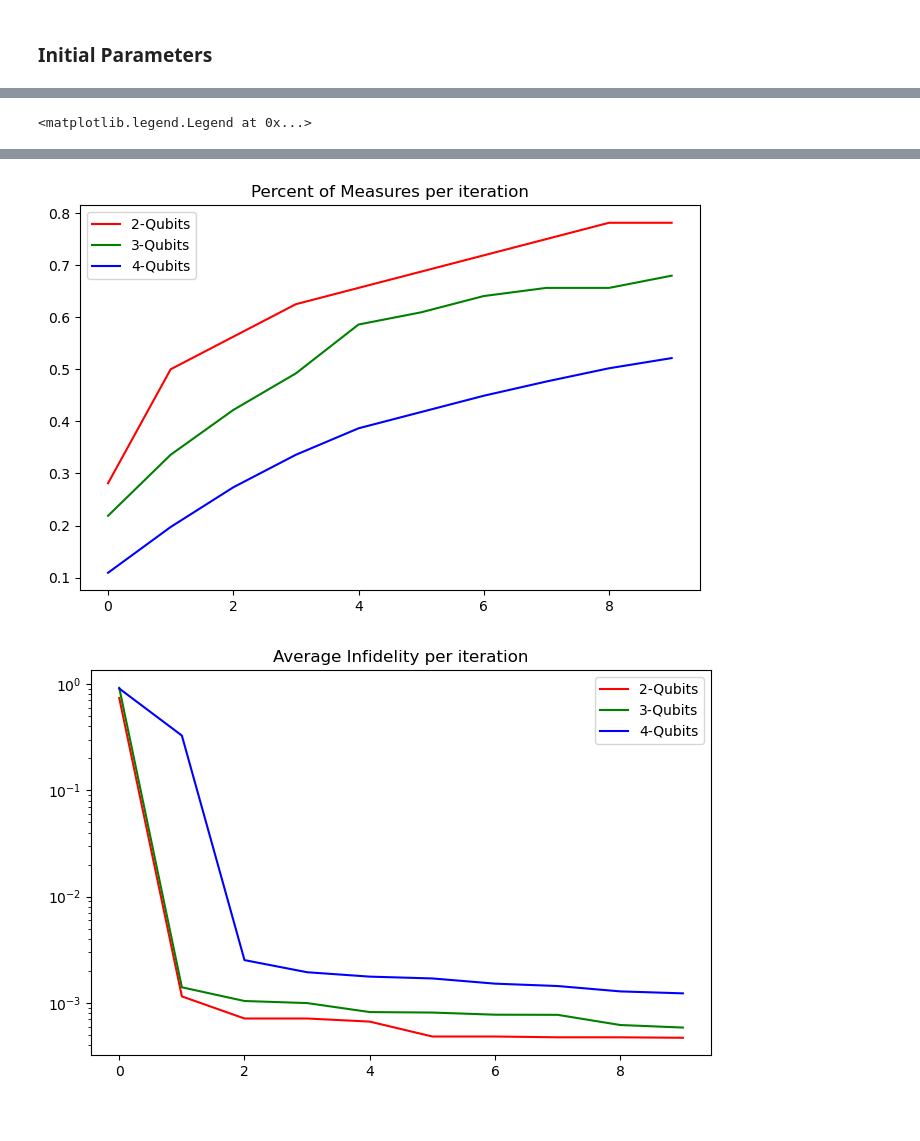
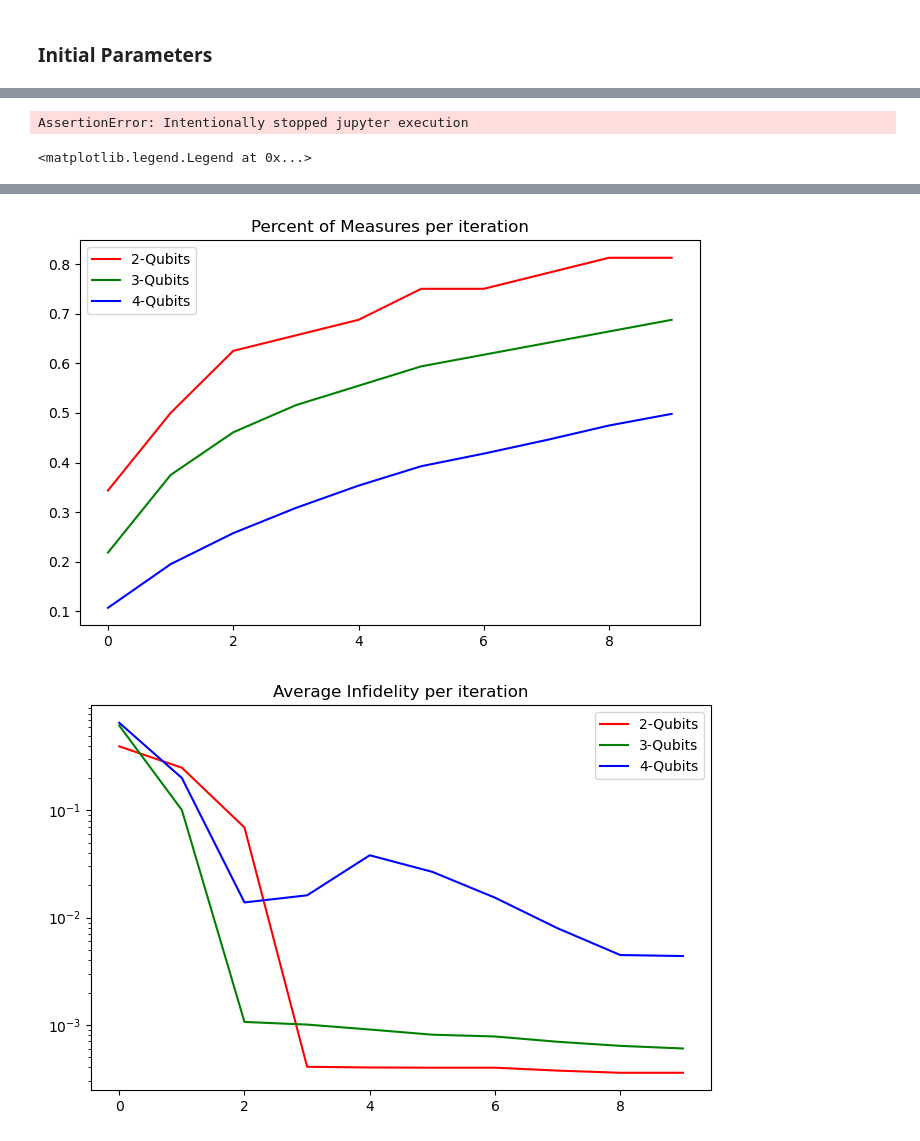
Before and after one commit to mtorressandoval/FFidelity, a Jupyter notebook: self_guided_tomo_with_postprocessing.ipynb, the cells around one changed output, grey strips where cells are left out. Saved outputs shown, nothing was run; the diff lists cells and outputs as text; code cells hidden in the pictures.

```diff
--- a/self_guided_tomo_with_postprocessing.ipynb
+++ b/self_guided_tomo_with_postprocessing.ipynb
@@ -100,0 +81,6 @@ for NQ in NQs:
+# %%
+from joblib import Parallel, delayed
+
+iterator = np.repeat(NQs, N).flatten()
+
+R = Parallel(n_jobs=-1, verbose=11)(delayed(simulate)(int(NQ)) for NQ in iterator)
@@ -101,3 +105,6 @@ for NQ in NQs:
+# %%
+# Recover shape [NQ, N]
+R = [[R[i + j * N] for i in range(N)] for j in range(len(NQs))]
 # %%
 Fids = []
 Meas = []
@@ -138,42 +145,44 @@ np.savez('data/sgqt_with_postprocessing', **data)
+# %%
+stop = True
+assert not stop, "Intentionally stopped jupyter execution"
+# %% [output]
+AssertionError: Intentionally stopped jupyter execution
 # %%
-Fids = np.median( Fids, axis=1 )
-Meas = np.median( Meas, axis=1 )
+Fids = Fids_median
+Meas = np.median(Meas, axis=1)
 # %%
 
-import matplotlib.pyplot as plt
-
 x = NQs
-y = [ meas[-1] for meas in Meas ]
-coef = np.polyfit( x, y, 2 )
+y = [meas[-1] for meas in Meas]
+coef = np.polyfit(x, y, 2)
 
 # Lista de colores arbitrarios
-colores = ['r', 'g', 'b', 'orange', 'purple']
+colores = ["r", "g", "b", "orange", "purple"]
 
 # Crear primer conjunto de gráficos para Measures
-fig0, ax0 = plt.subplots(1,2, figsize=(8, 5))
-ax0[0].set_title('Average number of Measures per iteration')
+fig0, ax0 = plt.subplots(1, 2, figsize=(8, 5))
+ax0[0].set_title("Average number of Measures per iteration")
 
 for j in range(len(NQs)):
-    ax0[0].plot(Meas[j], label=f'{NQs[j]}-Qubits',
-                linestyle='-', color=colores[j])
-    ax0[1].plot(j+2,Meas[j][-1],
-                'o',
-                label=f'{NQs[j]}-Qubits',
-                color=colores[j])
-ax0[1].plot( x, np.polyval(coef,x)  )
+    ax0[0].plot(Meas[j], label=f"{NQs[j]}-Qubits", linestyle="-", color=colores[j])
+    ax0[1].plot(j + 2, Meas[j][-1], "o", label=f"{NQs[j]}-Qubits", color=colores[j])
 
-    # ax1.axhline( 4**NQs[j], color=colores[j], linestyle='--' )
+xx = np.linspace(NQs[0], NQs[-1], num=50)
+ax0[1].plot(xx, np.polyval(coef, xx), '--')
+
+# ax1.axhline( 4**NQs[j], color=colores[j], linestyle='--' )
 ax0[0].legend()
 # Guardar el primer conjunto de gráficos
 # fig0.savefig('Measures.png')
 
 # Crear primer conjunto de gráficos para Measures
 fig1, ax1 = plt.subplots(figsize=(8, 5))
-ax1.set_title('Percent of Measures per iteration')
+ax1.set_title("Percent of Measures per iteration")
 
 for j in range(len(NQs)):
-    ax1.plot(Meas[j]/4**NQs[j], label=f'{NQs[j]}-Qubits',
-                linestyle='-', color=colores[j])
+    ax1.plot(
+        Meas[j] / 4 ** NQs[j], label=f"{NQs[j]}-Qubits", linestyle="-", color=colores[j]
+    )
     # ax1.axhline( 4**NQs[j], color=colores[j], linestyle='--' )
 ax1.legend()
 # Guardar el primer conjunto de gráficos
@@ -181,11 +190,10 @@ ax1.legend()
 
 # Crear segundo conjunto de gráficos para Measures
 fig2, ax2 = plt.subplots(figsize=(8, 5))
-ax2.set_title('Average Infidelity per iteration')
+ax2.set_title("Average Infidelity per iteration")
 
 for j in range(len(NQs)):
-    ax2.semilogy( Fids[j], label=f'{NQs[j]}-Qubits',
-                    linestyle='-', color=colores[j])
+    ax2.semilogy(Fids[j], label=f"{NQs[j]}-Qubits", linestyle="-", color=colores[j])
 
 ax2.legend()
 # Guardar el segundo conjunto de gráficos
@@ -196,2 +204,2 @@ ax2.legend()
-[figure, old version]
+[figure, new version]
-[figure, old version]
+[figure, new version]
```
Also changed, not shown: parts of 7 cells of this notebook.
